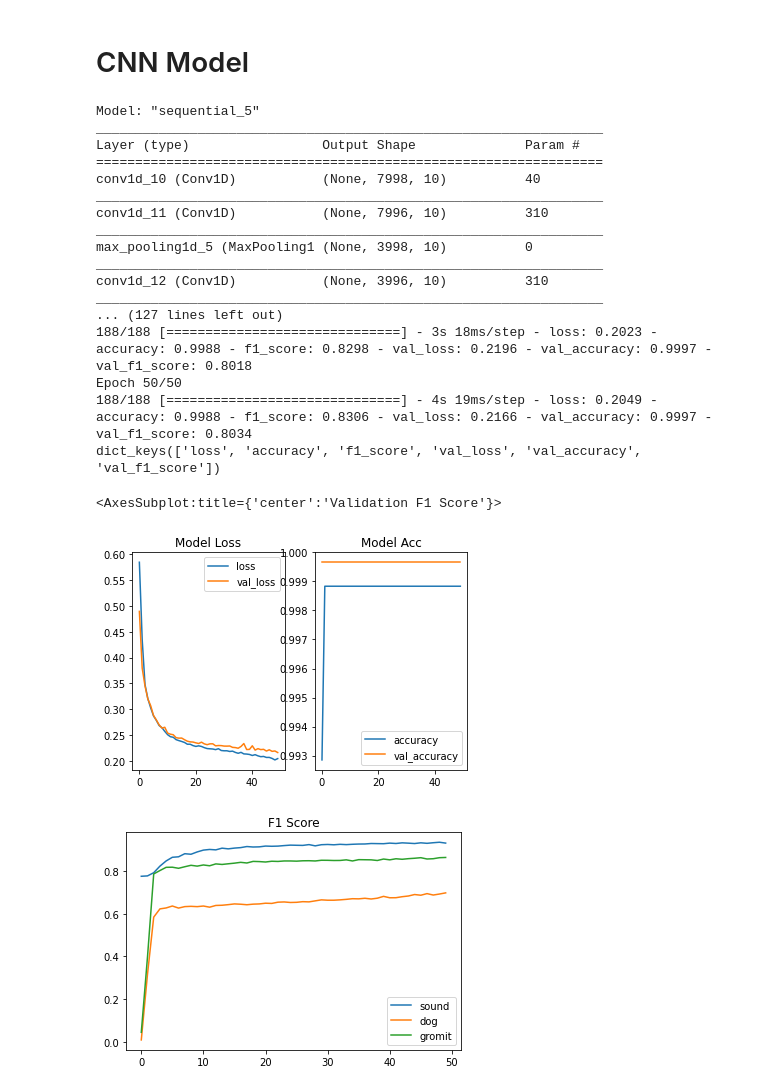
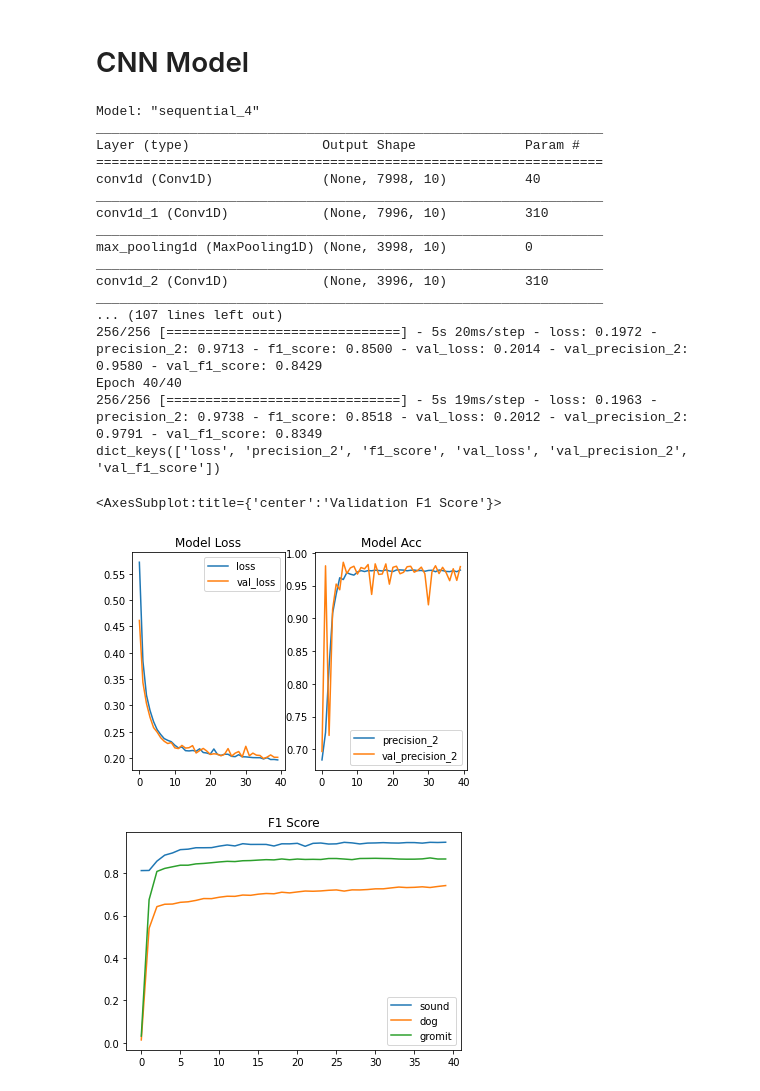
Before and after one commit to yxbh/gromtector, a Jupyter notebook: gromtector/notebooks/model.ipynb, the cells around one changed output. Saved outputs shown, nothing was run; the diff lists cells and outputs as text; code cells hidden in the pictures.

```diff
--- a/gromtector/notebooks/model.ipynb
+++ b/gromtector/notebooks/model.ipynb
@@ -229,7 +237,7 @@ for input_annotation_path in input_annotation_paths:
 
     for layer in troot.iterfind("ns:Layer", ns):
         ml_cls = AnnotationLayer(layer_node=layer)
-        if ml_cls.label in ["silence", "bark", "howl"]:
+        if ml_cls.label in ["silence", "bark", "howl", "growl"]:
             continue
         ml_cls.audio_file_node = troot.find("ns:AudioFile", ns)
         ml_cls.audio_filename = ml_cls.audio_file_node.find("ns:Name", ns).text
@@ -653,51 +666,52 @@ model_v3_test.compile(
     # optimizer=tf.keras.optimizers.SGD(),
     loss=tf.keras.losses.BinaryCrossentropy(),
     metrics=[
-        "accuracy",
+        # "accuracy",
+        tf.metrics.Precision(),
         tfa.metrics.F1Score(num_classes=len(idx_label_map), threshold=0.5),
     ],
 )
 
 model_v3_test.summary()
 
-epochs = 50
+epochs = 40
 history_v3_test = model_v3_test.fit(
     X_v3_train,
     y_v3_train,
     validation_data=(X_v3_test, y_v3_test),
     epochs=epochs,
 )
 # print(history_v3_test.history)
 
 
 print(history_v3_test.history.keys())
 fig, (ax) = plt.subplots(1,2)
 losses = { k:v for k,v in history_v3_test.history.items() if "loss" in k}
 pd.DataFrame(losses).plot(title="Model Loss", ax=ax[0])
-accs = { k:v for k,v in history_v3_test.history.items() if "accuracy" in k}
+accs = { k:v for k,v in history_v3_test.history.items() if "accuracy" in k or "precision" in k}
 pd.DataFrame(accs).plot(title="Model Acc", ax=ax[1])
 f1s = history_v3_test.history["f1_score"]
 pd.DataFrame(f1s, columns=idx_label_map).plot(title="F1 Score")
 f1s = history_v3_test.history["val_f1_score"]
 pd.DataFrame(f1s, columns=idx_label_map).plot(title="Validation F1 Score")
 # %% [output]
-Model: "sequential_5"
+Model: "sequential_4"
 _________________________________________________________________
 Layer (type)                 Output Shape              Param #
 =================================================================
-conv1d_10 (Conv1D)           (None, 7998, 10)          40
+conv1d (Conv1D)              (None, 7998, 10)          40
 _________________________________________________________________
-conv1d_11 (Conv1D)           (None, 7996, 10)          310
+conv1d_1 (Conv1D)            (None, 7996, 10)          310
 _________________________________________________________________
-max_pooling1d_5 (MaxPooling1 (None, 3998, 10)          0
+max_pooling1d (MaxPooling1D) (None, 3998, 10)          0
 _________________________________________________________________
-conv1d_12 (Conv1D)           (None, 3996, 10)          310
+conv1d_2 (Conv1D)            (None, 3996, 10)          310
 _________________________________________________________________
-... (127 lines left out)
-188/188 [==============================] - 3s 18ms/step - loss: 0.2023 - accuracy: 0.9988 - f1_score: 0.8298 - val_loss: 0.2196 - val_accuracy: 0.9997 - val_f1_score: 0.8018
-Epoch 50/50
-188/188 [==============================] - 4s 19ms/step - loss: 0.2049 - accuracy: 0.9988 - f1_score: 0.8306 - val_loss: 0.2166 - val_accuracy: 0.9997 - val_f1_score: 0.8034
-dict_keys(['loss', 'accuracy', 'f1_score', 'val_loss', 'val_accuracy', 'val_f1_score'])
+... (107 lines left out)
+256/256 [==============================] - 5s 20ms/step - loss: 0.1972 - precision_2: 0.9713 - f1_score: 0.8500 - val_loss: 0.2014 - val_precision_2: 0.9580 - val_f1_score: 0.8429
+Epoch 40/40
+256/256 [==============================] - 5s 19ms/step - loss: 0.1963 - precision_2: 0.9738 - f1_score: 0.8518 - val_loss: 0.2012 - val_precision_2: 0.9791 - val_f1_score: 0.8349
+dict_keys(['loss', 'precision_2', 'f1_score', 'val_loss', 'val_precision_2', 'val_f1_score'])
 <AxesSubplot:title={'center':'Validation F1 Score'}>
-[figure, old version]
+[figure, new version]
-[figure, old version]
+[figure, new version]
```
Also changed, not shown: parts of 12 cells of this notebook.
